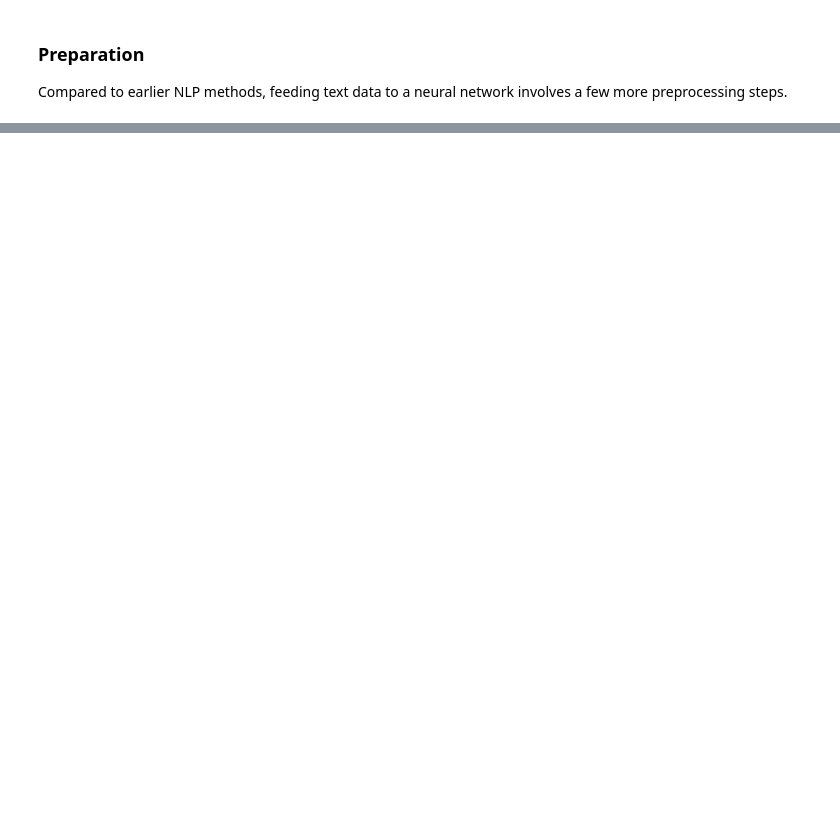
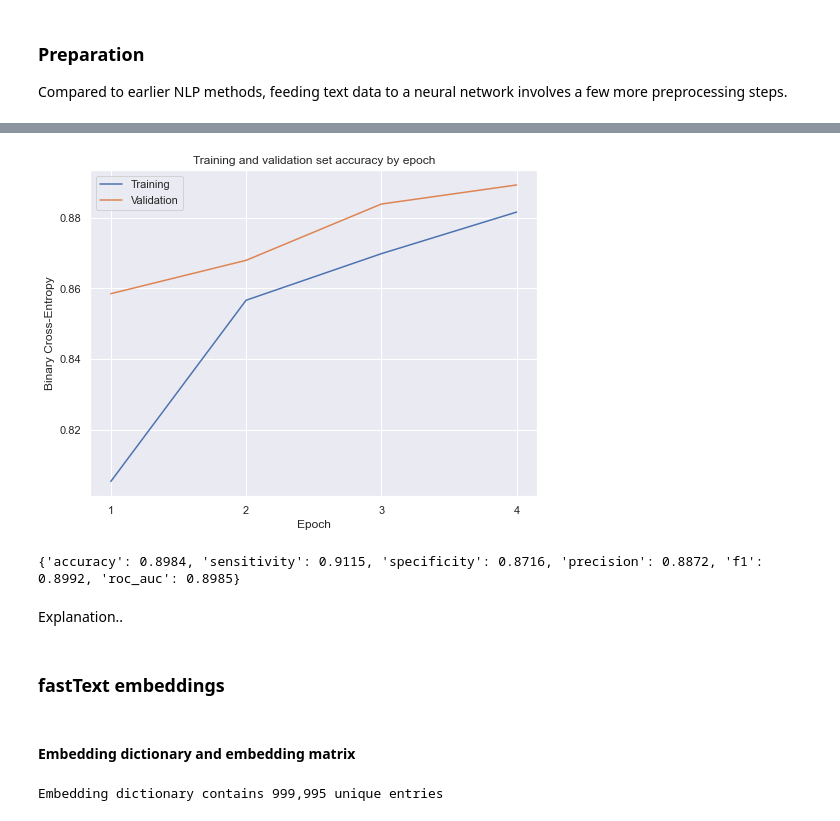
Before and after one commit to kingjosephm/IMDB_Movie_Review_Sentiment_Classification, a Jupyter notebook: IMDB Movie Review Sentiment Classification.ipynb, the cells around one changed output, grey strips where cells are left out. Drawn from its saved outputs; the diff is of its cells as text; code cells hidden in the pictures; blank space fills up the shorter version.

```diff
--- a/IMDB Movie Review Sentiment Classification.ipynb
+++ b/IMDB Movie Review Sentiment Classification.ipynb
@@ -627,0 +860,29 @@ Total training time: 73.55 minutes
+# %%
+clear_session()
+
+glove_model = Sequential()
+
+glove_model.add(Embedding(input_dim=len(word_index)+1,
+                  output_dim=glove_vector_dims,
+                  input_length=max_words_sequence,
+                  embeddings_initializer=Constant(glove_embedding_matrix),
+                  trainable=False))
+
+glove_model.add(Bidirectional(LSTM(units=128, dropout=0.4,
+               recurrent_dropout=0.3, return_sequences=True)))
+
+glove_model.add(GlobalMaxPool1D())
+
+glove_model.add(Dropout(0.3))
+
+glove_model.add(Dense(64, activation='relu'))
+
+glove_model.add(Dropout(0.2))
+
+# Output layer
+glove_model.add(Dense(1, activation='sigmoid'))
+
+# Compile model
+glove_model.compile(loss='binary_crossentropy',
+     optimizer=Adam(learning_rate=0.001),
+     metrics=['accuracy'])
@@ -627,0 +909,9 @@ Total training time: 73.55 minutes
+# %%
+glove_hist = glove_model.fit(X_train_pad,
+              y_train,
+              batch_size=64,
+              validation_split=0.25,
+              verbose=2,
+              epochs=4,
+              use_multiprocessing=True,
+              callbacks=[EarlyStopping(patience=2, restore_best_weights=True)])
@@ -627,0 +928,23 @@ Total training time: 73.55 minutes
+# %%
+plot_model_performance(glove_model)
+# %% [output]
+[figure, added]
+# %%
+pred_glove = glove_model.predict(X_test_pad).flatten() # flatten from 2d to 1d array
+pred_glove = pd.Series(pred_glove).apply(lambda x: 1 if x > 0.5 else 0)
+metrics_dict['glove_lstm'] = metrics(y_test, pred_glove)
+print(metrics_dict['glove_lstm'])
+# %% [output]
+{'accuracy': 0.8984, 'sensitivity': 0.9115, 'specificity': 0.8716, 'precision': 0.8872, 'f1': 0.8992, 'roc_auc': 0.8985}
+# %% [markdown]
+Explanation..
+# %% [markdown]
+### fastText embeddings
+# %% [markdown]
+#### Embedding dictionary and embedding matrix
+# %%
+fast_vector_dims = 300
+fast_embedding_dict = get_word_embeddings('fasttext')
+fast_embedding_matrix = create_embedding_matrix(fast_embedding_dict, word_index, fast_vector_dims)
+# %% [output]
+Embedding dictionary contains 999,995 unique entries
```
Also changed, not shown: parts of 107 cells of this notebook.
